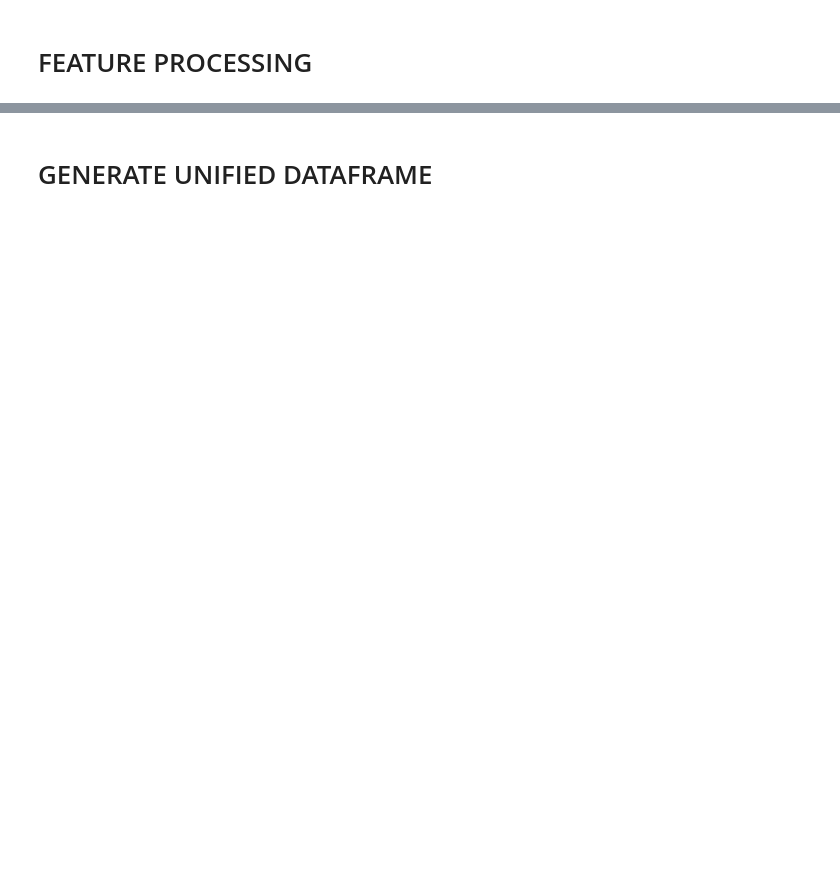
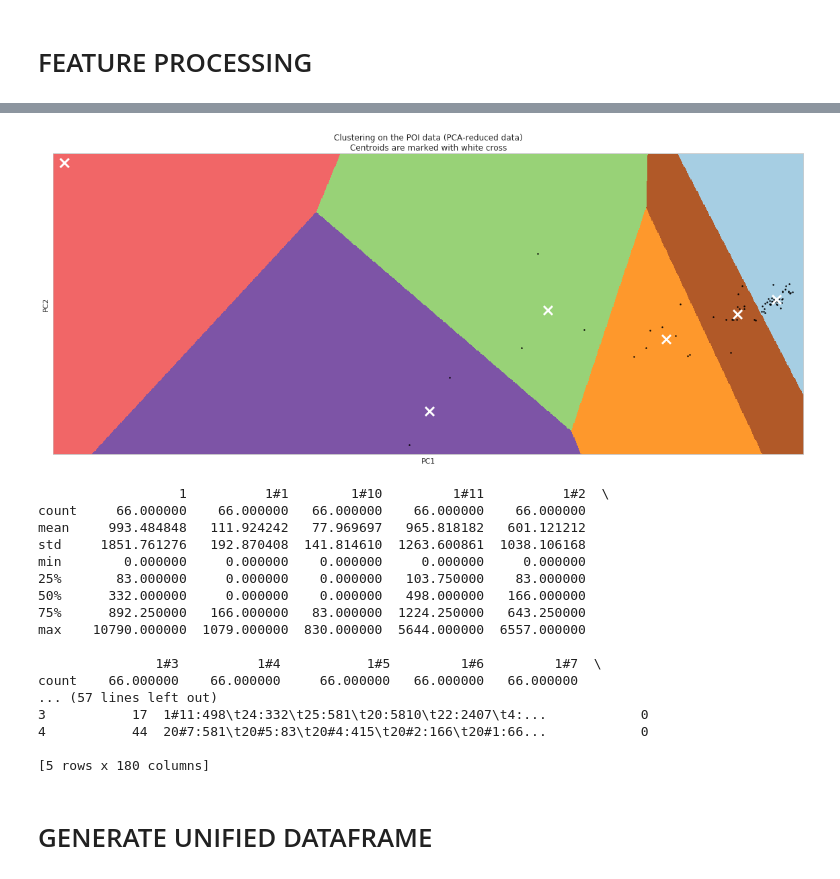
Before and after one commit to rvishakh/udacity, a Jupyter notebook: MLND/capstone/didi/capstone.ipynb, the cells around one changed output, grey strips where cells are left out. Drawn from its saved outputs; the diff is of its cells as text; code cells hidden in the pictures; blank space fills up the shorter version.

```diff
--- a/MLND/capstone/didi/capstone.ipynb
+++ b/MLND/capstone/didi/capstone.ipynb
@@ -192,0 +418,46 @@ weather_train['week_day'] = weather_train['Time'].dt.dayofweek
+# %%
+# Scatter Plot for Cluster Visualization
+Z = Z.reshape(xx.shape)
+
+plt.figure(figsize=(20,8))
+plt.clf()
+plt.imshow(Z, interpolation='nearest',
+           extent=(xx.min(), xx.max(), yy.min(), yy.max()),
+           cmap=plt.cm.Paired,
+           aspect='auto', origin='lower')
+
+plt.plot(reduced_data[:, 0], reduced_data[:, 1], 'k.', markersize=5)
+plt.scatter(centroids[:, 0], centroids[:, 1],
+            marker='x', s=169, linewidths=3,
+            color='w', zorder=10)
+plt.title('Clustering on the POI data (PCA-reduced data)\n'
+          'Centroids are marked with white cross')
+plt.xlabel('PC1')
+plt.ylabel('PC2')
+plt.xlim(x_min, x_max)
+plt.ylim(y_min, y_max)
+plt.xticks(())
+plt.yticks(())
+plt.show()
+
+print poi_train.describe()
+print poi_train.head()
+# %% [output]
+[figure, added]
+                  1          1#1        1#10         1#11          1#2  \
+count     66.000000    66.000000   66.000000    66.000000    66.000000
+mean     993.484848   111.924242   77.969697   965.818182   601.121212
+std     1851.761276   192.870408  141.814610  1263.600861  1038.106168
+min        0.000000     0.000000    0.000000     0.000000     0.000000
+25%       83.000000     0.000000    0.000000   103.750000    83.000000
+50%      332.000000     0.000000    0.000000   498.000000   166.000000
+75%      892.250000   166.000000   83.000000  1224.250000   643.250000
+max    10790.000000  1079.000000  830.000000  5644.000000  6557.000000
+
+               1#3          1#4           1#5         1#6         1#7  \
+count    66.000000    66.000000     66.000000   66.000000   66.000000
+... (57 lines left out)
+3           17  1#11:498\t24:332\t25:581\t20:5810\t22:2407\t4:...            0
+4           44  20#7:581\t20#5:83\t20#4:415\t20#2:166\t20#1:66...            0
+
+[5 rows x 180 columns]
```
Also changed, not shown: parts of 32 cells of this notebook.
